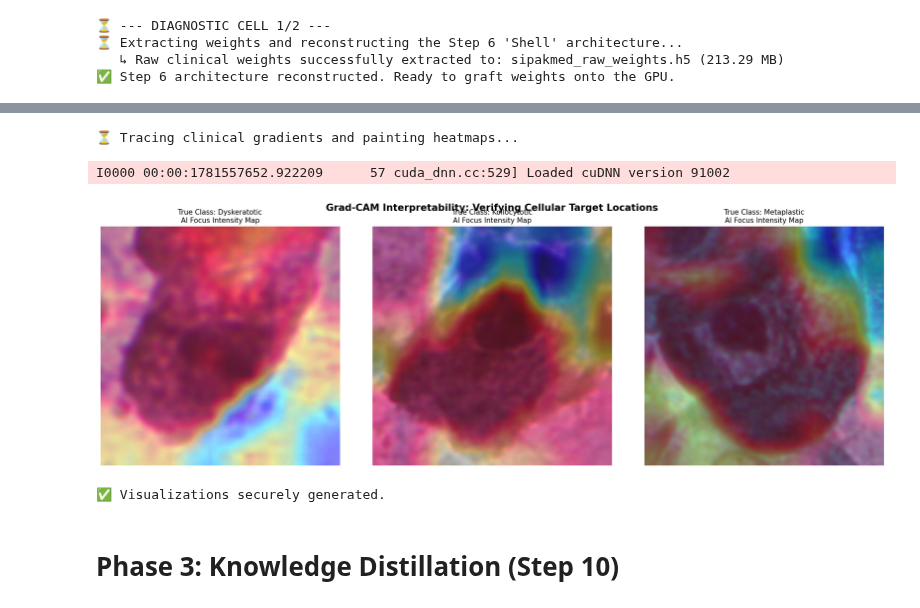
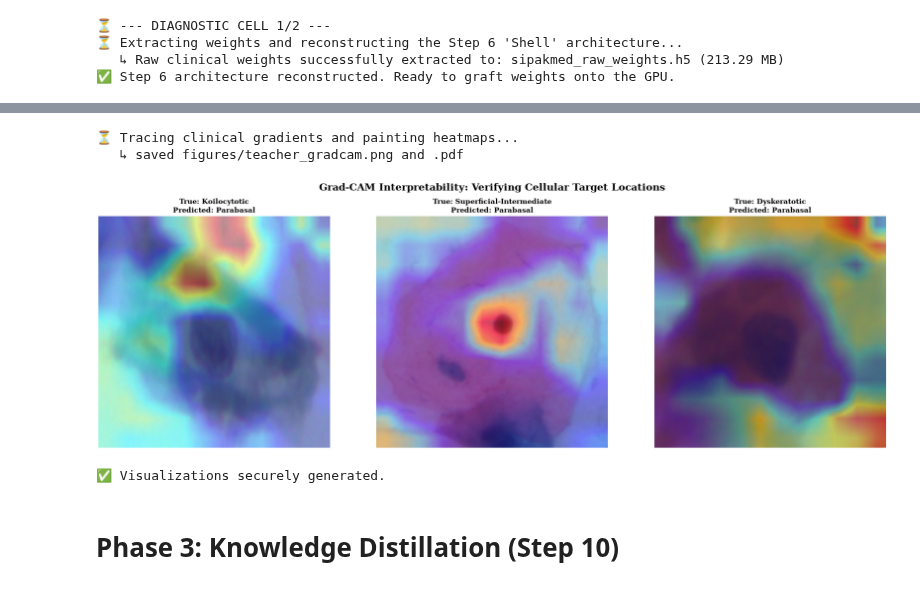
Before and after one commit to SammamMahdi/Cervical-Cancer, a Jupyter notebook: Legacy_src/efficientnetb4-sipakmed.ipynb, the cells around one changed output, grey strips where cells are left out. Cells and saved outputs as stored; diff of their text form; code cells hidden in the pictures.

```diff
--- a/Legacy_src/efficientnetb4-sipakmed.ipynb
+++ b/Legacy_src/efficientnetb4-sipakmed.ipynb
@@ -76,8 +122,14 @@ STUDENT_IMG_SIZE = (224, 224)
 
 # With 2 GPUs, we can use a larger batch size.
 # 32 is a good balance between speed and stability.
-BATCH_SIZE = 32
-VAL_SPLIT = 0.2
+BATCH_SIZE = 8
+
+# 3-way split: 70% train / 20% validation / 10% test.
+# Keras image_dataset_from_directory only does a 2-way split, so we hold out
+# HOLDOUT_SPLIT (=VAL+TEST) and later cut it 2:1 into validation and test.
+VAL_SPLIT = 0.2      # validation fraction
+TEST_SPLIT = 0.1     # test fraction (independent held-out set)
+HOLDOUT_SPLIT = VAL_SPLIT + TEST_SPLIT   # 0.3 held out from training
 AUTOTUNE = tf.data.AUTOTUNE
 
 # 3. Class Mapping (Stripping the 'im_' prefix for cleaner reports)
@@ -88,4 +140,5 @@ CLEAN_CLASSES = [c.replace('im_', '') for c in RAW_CLASSES]
 print(f"✅ Config ready:")
 print(f"   - Image Size  : {IMG_SIZE}")
 print(f"   - Batch Size  : {BATCH_SIZE}")
+print(f"   - Split       : {int((1-HOLDOUT_SPLIT)*100)}/{int(VAL_SPLIT*100)}/{int(TEST_SPLIT*100)} train/val/test")
 print(f"   - Classes     : {CLEAN_CLASSES}")
@@ -184,8 +420,9 @@ import tensorflow as tf
 import tf_keras as keras
 from tf_keras import layers
 
-# 1. Initialize the Strategy for 2 GPUs
-strategy = tf.distribute.MirroredStrategy()
+# 1. Distribution strategy: MirroredStrategy only if >1 GPU, else single-device (works on 1 GPU/CPU)
+_gpus = tf.config.list_physical_devices('GPU')
+strategy = tf.distribute.MirroredStrategy() if len(_gpus) > 1 else tf.distribute.get_strategy()
 print(f'✅ Number of devices: {strategy.num_replicas_in_sync}')
 
 with strategy.scope():
@@ -508,21 +823,27 @@ Downloading data from https://storage.googleapis.com/keras-applications/efficien
 ✅ Final Grafted Teacher Ready: SipakMed_Teacher_B4_Shell
 # %%
 # STEP 9 Part 2 — Running Grad-CAM on the Grafted Model
+import os
+import cv2
+import numpy as np
+import matplotlib.pyplot as plt
+import tensorflow as tf
+
 print("⏳ Tracing clinical gradients and painting heatmaps...")
 
 def get_gradcam_heatmap(model, img_array, last_conv_layer_name, pred_index=None):
     backbone = model.get_layer("efficientnetb4")
-    # Build a sub-model mapping the backbone inputs to its final convolutional layer
+    # Sub-model mapping the backbone input to its final convolutional layer
     grad_model = tf.keras.models.Model(
         [backbone.inputs], [backbone.get_layer(last_conv_layer_name).output]
     )
 
     with tf.GradientTape() as tape:
-        # Preprocess raw image arrays directly for the EfficientNet backbone
+        # Preprocess raw image arrays for the EfficientNet backbone
         x = keras.applications.efficientnet.preprocess_input(img_array)
         conv_outputs = grad_model(x)
 
-        # Manually trace features up through your custom classification head layers
+        # Trace features through the custom classification head
         pooling_out = model.get_layer("global_average_pooling2d")(conv_outputs)
         batch_norm_out = model.get_layer("batch_normalization")(pooling_out)
         dense_out = model.get_layer("dense")(batch_norm_out)
@@ -533,52 +854,65 @@ def get_gradcam_heatmap(model, img_array, last_conv_layer_name, pred_index=None)
             pred_index = tf.argmax(preds[0])
         class_channel = preds[:, pred_index]
 
-    # Compute gradients of the class score relative to the feature map
+    # Gradients of the class score w.r.t. the feature map
     grads = tape.gradient(class_channel, conv_outputs)
     pooled_grads = tf.reduce_mean(grads, axis=(0, 1, 2))
 
     conv_outputs = conv_outputs[0]
     heatmap = conv_outputs @ pooled_grads[..., tf.newaxis]
     heatmap = tf.squeeze(heatmap)
 
-    # Apply ReLU to retain positive features and normalize the map array
+    # ReLU + normalise to [0, 1]
     heatmap = tf.maximum(heatmap, 0) / (tf.math.reduce_max(heatmap) + 1e-10)
-    return heatmap.numpy()
+    return heatmap.numpy(), int(pred_index)
 
-# Plotting Visual Evaluation Setup
+# Output folder (reuses FIGDIR from the figure-styling cell if it ran)
+FIGDIR = globals().get("FIGDIR", "figures")
+os.makedirs(FIGDIR, exist_ok=True)
+
 plt.figure(figsize=(18, 6))
 
-# Retrieve 1 batch of images from the validation set initialized in your first cell
+# One batch of images from the validation set
 for images, labels in val_ds.take(1):
     for i in range(3):
         img_single = images[i:i+1]
 
-        # Extract features from the top convolutional layer of EfficientNet-B4
-        heatmap = get_gradcam_heatmap(teacher_model_gpu, img_single, "top_conv")
+        # Grad-CAM from the top convolutional layer of EfficientNet-B4
+        heatmap, pred_idx = get_gradcam_heatmap(teacher_model_gpu, img_single, "top_conv")
 
-        # Upscale and apply thermal colormap layers
+        # Upscale and colourise (OpenCV gives BGR -> convert to RGB for matplotlib)
         heatmap_resized = cv2.resize(heatmap, (380, 380))
         heatmap_scaled = np.uint8(255 * heatmap_resized)
         heatmap_cmap = cv2.applyColorMap(heatmap_scaled, cv2.COLORMAP_JET)
+        heatmap_cmap = cv2.cvtColor(heatmap_cmap, cv2.COLOR_BGR2RGB)
 
         original_img = images[i].numpy().astype("uint8")
         superimposed_img = cv2.addWeighted(heatmap_cmap, 0.4, original_img, 0.6, 0)
 
-        # Draw subplots onto the display canvas
+        true_name = CLEAN_CLASSES[int(labels[i])]
+        pred_name = CLEAN_CLASSES[pred_idx]
+
         plt.subplot(1, 3, i + 1)
         plt.imshow(superimposed_img)
-        plt.title(f"True Class: {class_names[labels[i]]}\nAI Focus Intensity Map", fontsize=11)
+        plt.title(f"True: {true_name}\nPredicted: {pred_name}", fontsize=11)
         plt.axis("off")
 
-plt.suptitle("Grad-CAM Interpretability: Verifying Cellular Target Locations", fontsize=15, weight='bold')
+plt.suptitle("Grad-CAM Interpretability: Verifying Cellular Target Locations",
+             fontsize=15, weight="bold")
 plt.tight_layout()
+
+# Export to disk (PNG for preview, PDF for the paper)
+plt.savefig(os.path.join(FIGDIR, "teacher_gradcam.png"), dpi=300, bbox_inches="tight")
+plt.savefig(os.path.join(FIGDIR, "teacher_gradcam.pdf"), bbox_inches="tight")
+print(f"   ↳ saved {FIGDIR}/teacher_gradcam.png and .pdf")
+
 plt.show()
 print("✅ Visualizations securely generated.")
 # %% [output]
 ⏳ Tracing clinical gradients and painting heatmaps...
+   ↳ saved figures/teacher_gradcam.png and .pdf
+[figure, new version]
-I0000 00:00:1781557652.922209      57 cuda_dnn.cc:529] Loaded cuDNN version 91002
+✅ Visualizations securely generated.
-[figure, old version]
-✅ Visualizations securely generated.
 # %% [markdown]
 # Phase 3: Knowledge Distillation (Step 10)
 # %% [markdown]
```
Also changed, not shown: parts of 19 cells of this notebook, 5 other files.
